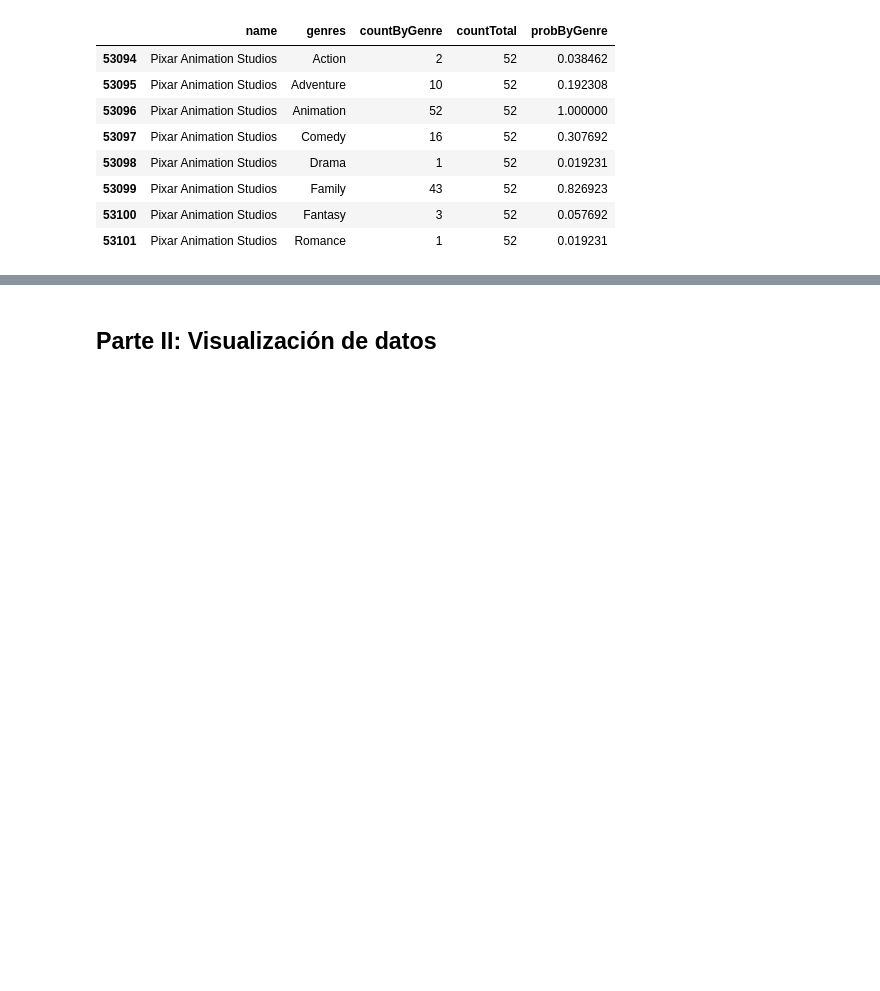
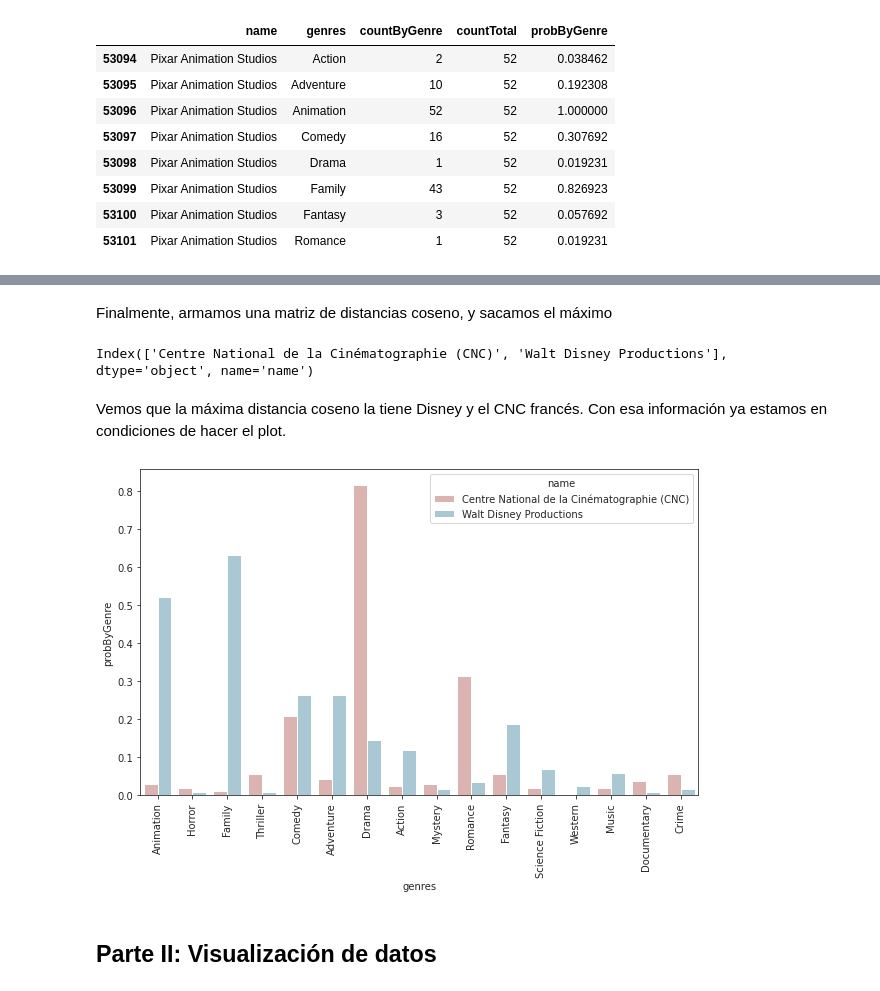
Before and after one commit to Nacho2904/orga_de_datos, a Jupyter notebook: tp_1.ipynb, the cells around one changed output, grey strips where cells are left out. Cells and saved outputs as stored; diff of their text form; code cells hidden in the pictures; blank space fills up the shorter version.

```diff
--- a/tp_1.ipynb
+++ b/tp_1.ipynb
@@ -1082,5 +1078,4 @@ Luego, nos interesan las probabilidades, los géneros y los nombres. Filtramos p
 # %%
 df_counted_full_filtered = df_counted_full[df_counted_full["countTotal"] > 100]
 df_counted_full_filtered = df_counted_full_filtered[["name", "genres", "probByGenre"]]
-df_counted_full_pivoted = df_counted_full_filtered.pivot_table(index="name", columns = "genres").fillna(0)
-df_counted_full_pivoted
+df_counted_full_filtered = df_counted_full_filtered[df_counted_full_filtered["genres"] != "nan"]
@@ -1108,3 +1081,0 @@ df_counted_full_pivoted
-# %%
-df_counted_full_filtered = df_counted_full_filtered[["name", "probByGenre"]]
-df_counted_full_filtered
@@ -1127,2 +1107,39 @@ Nos quedamos con los vectores de probabilidades
+# %% [markdown]
+Finalmente, armamos una matriz de distancias coseno, y sacamos el máximo
+# %%
+from scipy.spatial.distance import pdist
+from scipy.spatial.distance import squareform
+
+maximum_distances =pd.DataFrame(np.max(pd.DataFrame(
+    squareform(pdist(df_counted_full_pivoted, metric="cosine")),
+    columns = df_counted_full_pivoted.index,
+    index = df_counted_full_pivoted.index
+)))
+
+maximum_distances
+# %% [output]
+Index(['Centre National de la Cinématographie (CNC)', 'Walt Disney Productions'], dtype='object', name='name')
+# %% [markdown]
+Vemos que la máxima distancia coseno la tiene Disney y el CNC francés. Con esa información ya estamos en condiciones de hacer el plot.
+# %%
+df_probs_disney_and_cnc = df_counted_full_filtered[df_counted_full_filtered["name"].isin(
+    [companies[0], companies[1]])]
+# %%
+generos_para_el_plot = ["Animation", "Horror", "Family", "Thriller", "Comedy", "Adventure", "Drama",
+                        "Action", "Mystery", "Romance", "Fantasy", "Science Fiction", "Western",
+                        "Music", "Documentary", "Crime"]
+df_probs_disney_and_cnc_generos_relevantes = df_probs_disney_and_cnc[df_probs_disney_and_cnc["genres"].isin(generos_para_el_plot)]
+# %%
+sns.set_style("ticks")
+plt.figure(figsize=(10,6))
+bp = sns.barplot(x="genres", y="probByGenre", hue="name",
+                 data=df_probs_disney_and_cnc_generos_relevantes,
+                 palette=["#e2acaa","#a3cadb"],
+                 order = generos_para_el_plot
+                 )
+plt.xticks(rotation="vertical")
+plt.show()
+# %% [output]
+[figure, added]
 # %% [markdown]
 ## Parte II: Visualización de datos
```
Also changed, not shown: parts of 7 cells of this notebook.
